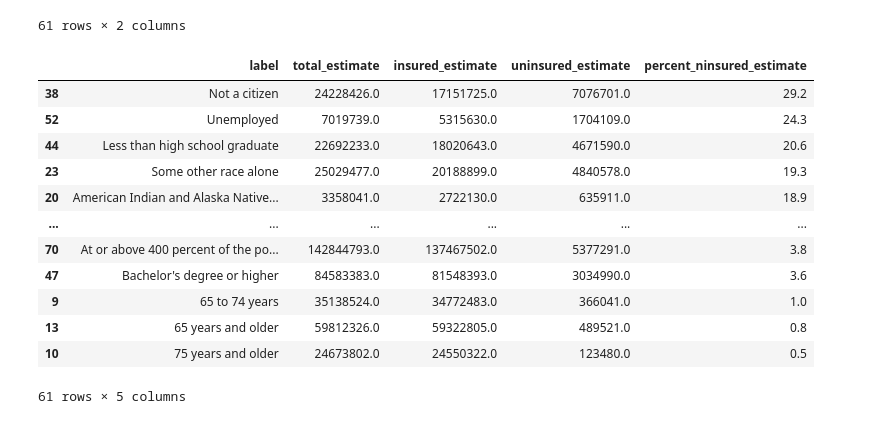
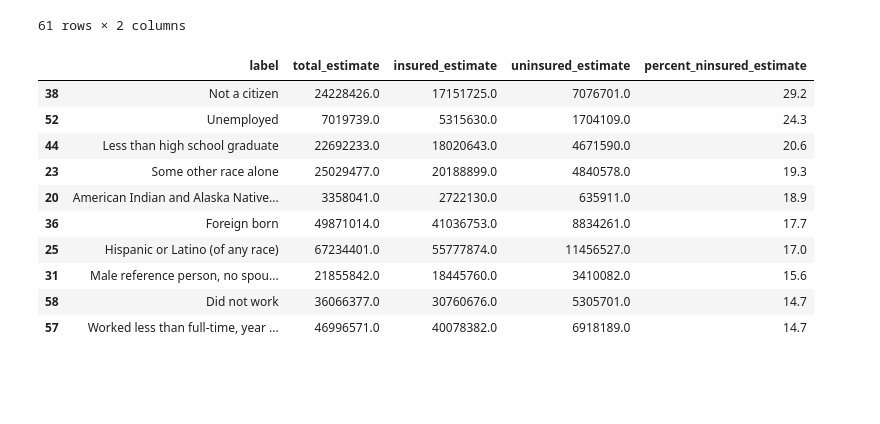
Before and after one commit to vena3/Capstone-da16-Helth-Insurance-Plans, a Jupyter notebook: Notebook/03_uninsured_population_analysis.ipynb, the cells around one changed output. Saved outputs shown, nothing was run; the diff lists cells and outputs as text; code cells hidden in the pictures; blank space fills up the shorter version.

```diff
--- a/Notebook/03_uninsured_population_analysis.ipynb
+++ b/Notebook/03_uninsured_population_analysis.ipynb
@@ -42,7 +50,7 @@ Data columns (total 11 columns):
 dtypes: object(11)
 memory usage: 6.3+ KB
 # %%
-Insurance_Coverage = Insurance_Coverage.rename(columns={'Label (Grouping)': 'label',
+Insur_Cover = Insurance_Coverage.rename(columns={'Label (Grouping)': 'label',
                                                         'United States!!Total!!Estimate': 'total_estimate',
                                                         'United States!!Total!!Margin of Error': 'total_margin',
                                                         'United States!!Insured!!Estimate': 'insured_estimate',
@@ -53,7 +61,7 @@ Insurance_Coverage = Insurance_Coverage.rename(columns={'Label (Grouping)': 'lab
                                                         'United States!!Uninsured!!Margin of Error': 'uninsured_margin',
                                                         'United States!!Percent Uninsured!!Estimate': 'percent_ninsured_estimate',
                                                         'United States!!Percent Uninsured!!Margin of Error': 'percent_uninsured_margin'})
-Insurance_Coverage.head()
+Insur_Cover.head()
 # %% [output]
 |  | label | total_estimate | total_margin | insured_estimate | insured_margin | percent_insured_estimate | ... |
 | 0 | Civilian noninstitutionalized pop... | 335,190,522 | ±20,943 | 307,711,269 | ±220,757 | 91.8% | ... |
@@ -62,13 +70,13 @@ Insurance_Coverage.head()
 | 3 | 6 to 18 years | 55,318,609 | ±65,587 | 51,847,380 | ±71,167 | 93.7% | ... |
 | 4 | 19 to 25 years | 30,393,815 | ±68,525 | 26,141,656 | ±71,188 | 86.0% | ... |
 # %%
-cols_to_convert = Insurance_Coverage.columns.drop('label')
+cols_to_convert = Insur_Cover.columns.drop('label')
 
 for col in cols_to_convert:
-    Insurance_Coverage[col] = (Insurance_Coverage[col].str.replace(",", "", regex=False).str.replace("%", "", regex=False))
-    Insurance_Coverage[col] = pd.to_numeric(Insurance_Coverage[col], errors='coerce')
+    Insur_Cover[col] = (Insur_Cover[col].str.replace(",", "", regex=False).str.replace("%", "", regex=False))
+    Insur_Cover[col] = pd.to_numeric(Insur_Cover[col], errors='coerce')
 
-Insurance_Coverage.info()
+Insur_Cover.info()
 # %% [output]
 <class 'pandas.core.frame.DataFrame'>
 RangeIndex: 72 entries, 0 to 71
@@ -89,8 +97,8 @@ Data columns (total 11 columns):
 dtypes: float64(10), object(1)
 memory usage: 6.3+ KB
 # %%
-Insurance_Coverage = Insurance_Coverage[['label', 'total_estimate', 'insured_estimate', 'uninsured_estimate', 'percent_ninsured_estimate']]
-Insurance_Coverage.info()
+Insur_Cover = Insur_Cover[['label', 'total_estimate', 'insured_estimate', 'uninsured_estimate', 'percent_ninsured_estimate']]
+Insur_Cover.info()
 # %% [output]
 <class 'pandas.core.frame.DataFrame'>
 RangeIndex: 72 entries, 0 to 71
@@ -105,8 +113,8 @@ Data columns (total 5 columns):
 dtypes: float64(4), object(1)
 memory usage: 2.9+ KB
 # %%
-Insurance_Coverage = Insurance_Coverage[Insurance_Coverage['total_estimate'].notna()]
-Insurance_Coverage.head()
+Insur_Cover = Insur_Cover[Insur_Cover['total_estimate'].notna()]
+Insur_Cover.head()
 # %% [output]
 |  | label | total_estimate | insured_estimate | uninsured_estimate | percent_ninsured_estimate |
 | 0 | Civilian noninstitutionalized pop... | 335190522.0 | 307711269.0 | 27479253.0 | 8.2 |
@@ -131,18 +139,16 @@ Insurance_Coverage[['label', 'percent_ninsured_estimate']]
 | 71 | Below 100 percent of the poverty ... | 14.1 |
 61 rows × 2 columns
 # %%
-Insurance_Coverage.sort_values('percent_ninsured_estimate', ascending=False)
+Insur_Cover.sort_values('percent_ninsured_estimate', ascending=False).head(10)
 # %% [output]
 |  | label | total_estimate | insured_estimate | uninsured_estimate | percent_ninsured_estimate |
 | 38 | Not a citizen | 24228426.0 | 17151725.0 | 7076701.0 | 29.2 |
 | 52 | Unemployed | 7019739.0 | 5315630.0 | 1704109.0 | 24.3 |
 | 44 | Less than high school graduate | 22692233.0 | 18020643.0 | 4671590.0 | 20.6 |
 | 23 | Some other race alone | 25029477.0 | 20188899.0 | 4840578.0 | 19.3 |
 | 20 | American Indian and Alaska Native... | 3358041.0 | 2722130.0 | 635911.0 | 18.9 |
-| ... | ... | ... | ... | ... | ... |
-| 70 | At or above 400 percent of the po... | 142844793.0 | 137467502.0 | 5377291.0 | 3.8 |
-| 47 | Bachelor's degree or higher | 84583383.0 | 81548393.0 | 3034990.0 | 3.6 |
-| 9 | 65 to 74 years | 35138524.0 | 34772483.0 | 366041.0 | 1.0 |
-| 13 | 65 years and older | 59812326.0 | 59322805.0 | 489521.0 | 0.8 |
-| 10 | 75 years and older | 24673802.0 | 24550322.0 | 123480.0 | 0.5 |
+| 36 | Foreign born | 49871014.0 | 41036753.0 | 8834261.0 | 17.7 |
+| 25 | Hispanic or Latino (of any race) | 67234401.0 | 55777874.0 | 11456527.0 | 17.0 |
+| 31 | Male reference person, no spou... | 21855842.0 | 18445760.0 | 3410082.0 | 15.6 |
+| 58 | Did not work | 36066377.0 | 30760676.0 | 5305701.0 | 14.7 |
+| 57 | Worked less than full-time, year ... | 46996571.0 | 40078382.0 | 6918189.0 | 14.7 |
-61 rows × 5 columns
```
Also changed, not shown: parts of 20 cells of this notebook, 3 other files.
